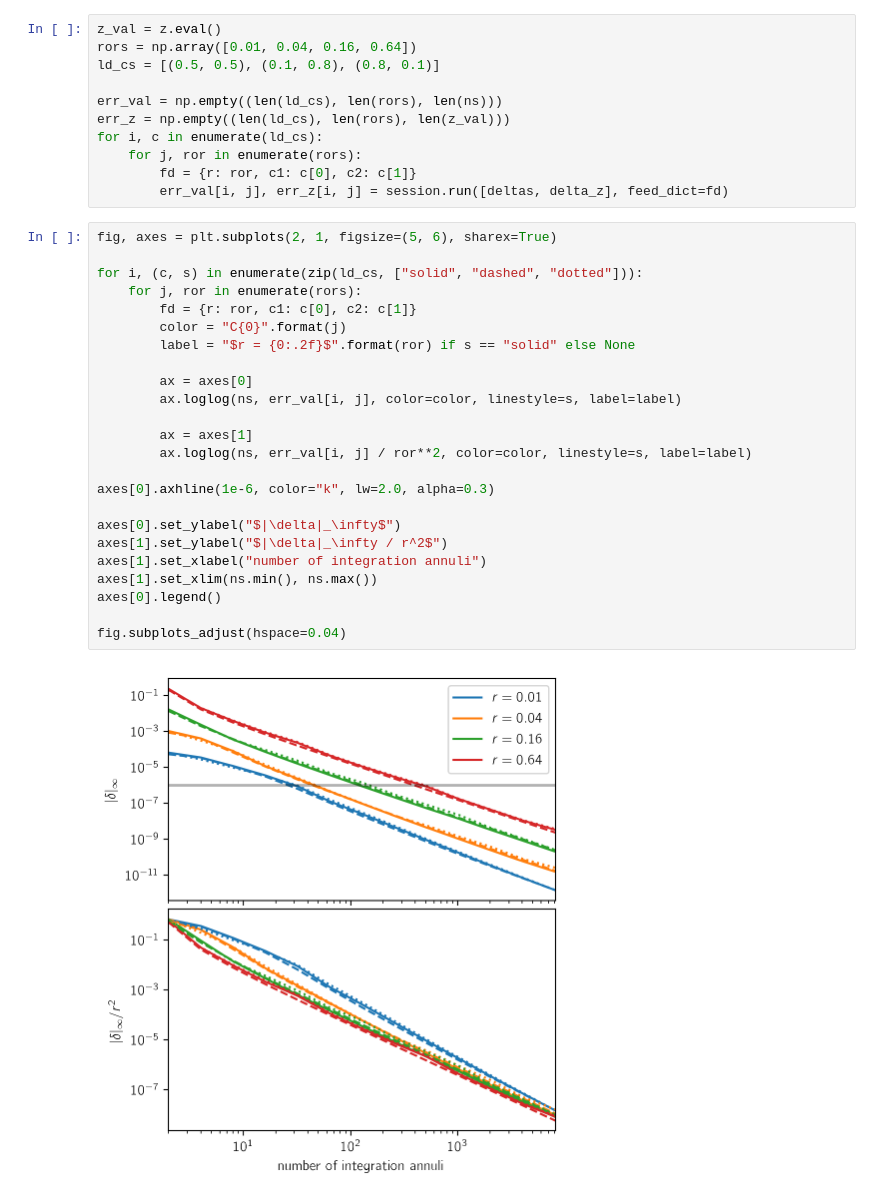
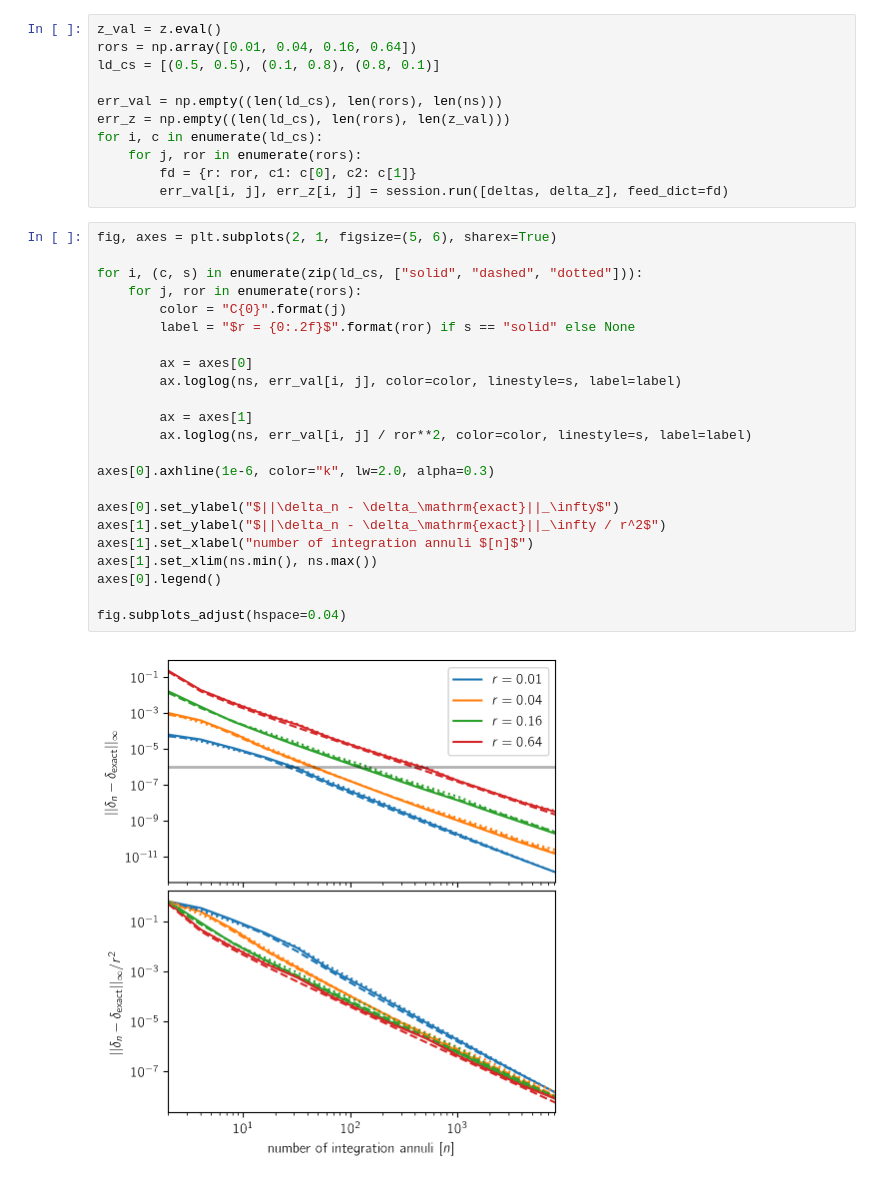
Before and after one commit to exoplanet-dev/exoplanet, a Jupyter notebook: transit-convergence.ipynb, the cells around one changed output. Drawn from its saved outputs; the diff is of its cells as text.

```diff
--- a/transit-convergence.ipynb
+++ b/transit-convergence.ipynb
@@ -55,26 +47,25 @@ for i, c in enumerate(ld_cs):
 # %%
 fig, axes = plt.subplots(2, 1, figsize=(5, 6), sharex=True)
 
 for i, (c, s) in enumerate(zip(ld_cs, ["solid", "dashed", "dotted"])):
     for j, ror in enumerate(rors):
-        fd = {r: ror, c1: c[0], c2: c[1]}
         color = "C{0}".format(j)
         label = "$r = {0:.2f}$".format(ror) if s == "solid" else None
 
         ax = axes[0]
         ax.loglog(ns, err_val[i, j], color=color, linestyle=s, label=label)
 
         ax = axes[1]
         ax.loglog(ns, err_val[i, j] / ror**2, color=color, linestyle=s, label=label)
 
 axes[0].axhline(1e-6, color="k", lw=2.0, alpha=0.3)
 
-axes[0].set_ylabel("$|\delta|_\infty$")
-axes[1].set_ylabel("$|\delta|_\infty / r^2$")
-axes[1].set_xlabel("number of integration annuli")
+axes[0].set_ylabel("$||\delta_n - \delta_\mathrm{exact}||_\infty$")
+axes[1].set_ylabel("$||\delta_n - \delta_\mathrm{exact}||_\infty / r^2$")
+axes[1].set_xlabel("number of integration annuli $[n]$")
 axes[1].set_xlim(ns.min(), ns.max())
 axes[0].legend()
 
 fig.subplots_adjust(hspace=0.04)
 # %% [output]
-[figure, old version]
+[figure, new version]
```
Also changed, not shown: parts of 8 cells of this notebook, 13 other files.
